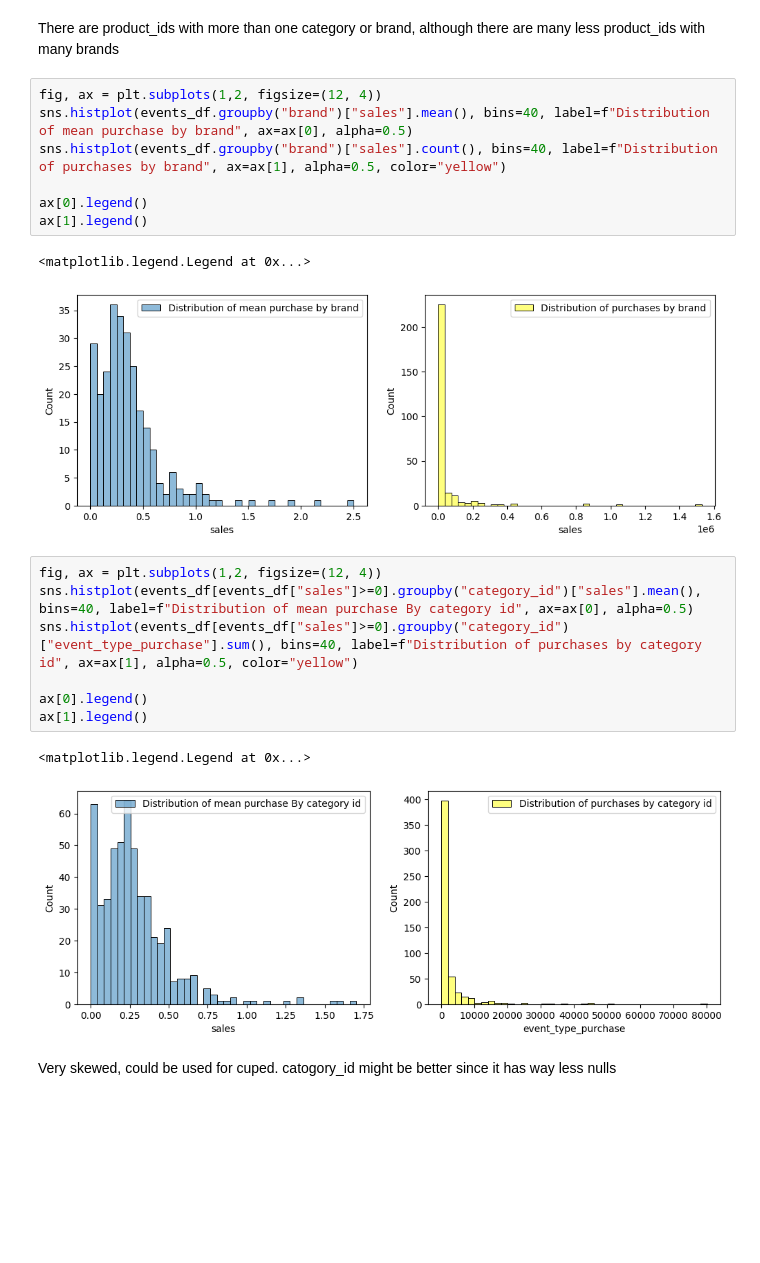
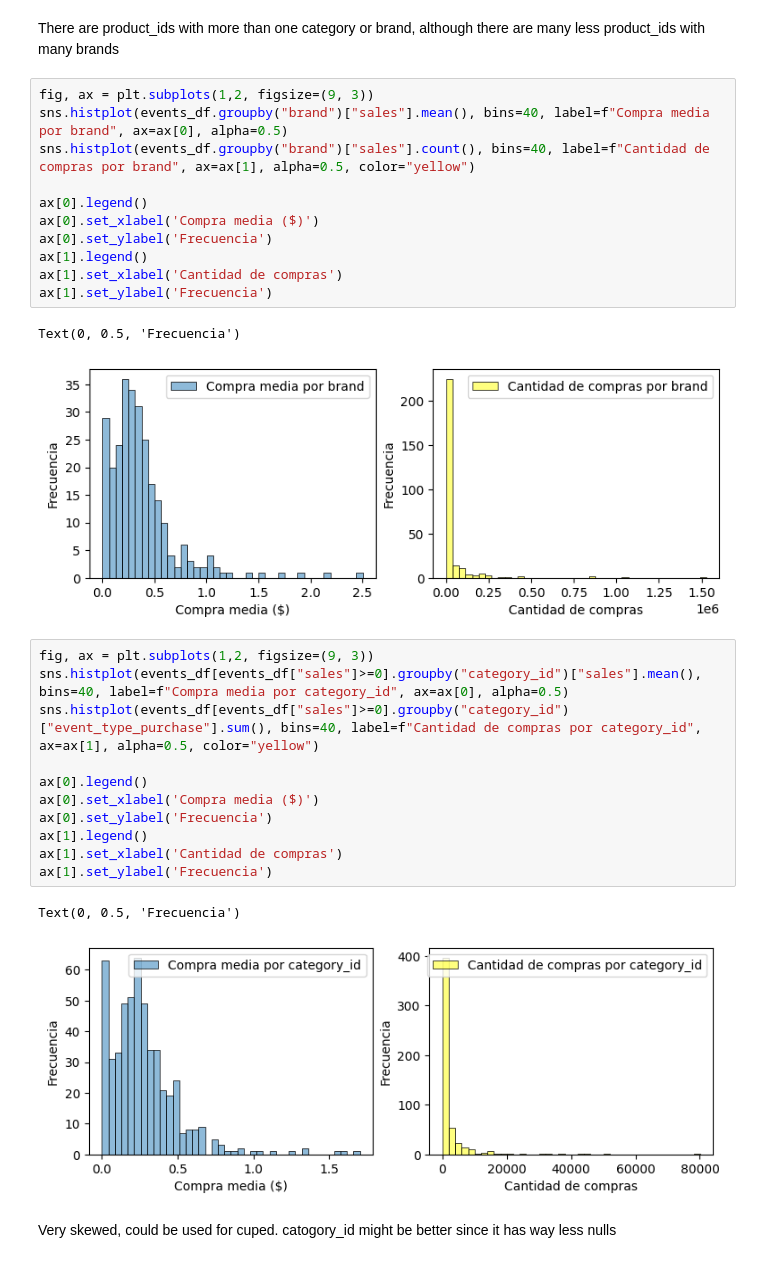
Before and after one commit to Bati-bot/Design-of-experiments-DOE, a Jupyter notebook: EDA.ipynb, the cells around one changed output. Cells and saved outputs as stored; diff of their text form; blank space fills up the shorter version.

```diff
--- a/EDA.ipynb
+++ b/EDA.ipynb
@@ -146,25 +146,33 @@ len(counts[counts!=1])
 # %% [markdown]
 There are product_ids with more than one category or brand, although there are many less product_ids with many brands
 # %%
-fig, ax = plt.subplots(1,2, figsize=(12, 4))
-sns.histplot(events_df.groupby("brand")["sales"].mean(), bins=40, label=f"Distribution of mean purchase by brand", ax=ax[0], alpha=0.5)
-sns.histplot(events_df.groupby("brand")["sales"].count(), bins=40, label=f"Distribution of purchases by brand", ax=ax[1], alpha=0.5, color="yellow")
+fig, ax = plt.subplots(1,2, figsize=(9, 3))
+sns.histplot(events_df.groupby("brand")["sales"].mean(), bins=40, label=f"Compra media por brand", ax=ax[0], alpha=0.5)
+sns.histplot(events_df.groupby("brand")["sales"].count(), bins=40, label=f"Cantidad de compras por brand", ax=ax[1], alpha=0.5, color="yellow")
 
 ax[0].legend()
+ax[0].set_xlabel('Compra media ($)')
+ax[0].set_ylabel('Frecuencia')
 ax[1].legend()
+ax[1].set_xlabel('Cantidad de compras')
+ax[1].set_ylabel('Frecuencia')
 # %% [output]
-<matplotlib.legend.Legend at 0x...>
+Text(0, 0.5, 'Frecuencia')
-[figure, old version]
+[figure, new version]
 # %%
-fig, ax = plt.subplots(1,2, figsize=(12, 4))
-sns.histplot(events_df[events_df["sales"]>=0].groupby("category_id")["sales"].mean(), bins=40, label=f"Distribution of mean purchase By category id", ax=ax[0], alpha=0.5)
-sns.histplot(events_df[events_df["sales"]>=0].groupby("category_id")["event_type_purchase"].sum(), bins=40, label=f"Distribution of purchases by category id", ax=ax[1], alpha=0.5, color="yellow")
+fig, ax = plt.subplots(1,2, figsize=(9, 3))
+sns.histplot(events_df[events_df["sales"]>=0].groupby("category_id")["sales"].mean(), bins=40, label=f"Compra media por category_id", ax=ax[0], alpha=0.5)
+sns.histplot(events_df[events_df["sales"]>=0].groupby("category_id")["event_type_purchase"].sum(), bins=40, label=f"Cantidad de compras por category_id", ax=ax[1], alpha=0.5, color="yellow")
 
 ax[0].legend()
+ax[0].set_xlabel('Compra media ($)')
+ax[0].set_ylabel('Frecuencia')
 ax[1].legend()
+ax[1].set_xlabel('Cantidad de compras')
+ax[1].set_ylabel('Frecuencia')
 # %% [output]
-<matplotlib.legend.Legend at 0x...>
+Text(0, 0.5, 'Frecuencia')
-[figure, old version]
+[figure, new version]
 # %% [markdown]
 Very skewed, could be used for cuped. catogory_id might be better since it has way less nulls
 # %% [markdown]
```
Also changed, not shown: parts of 5 cells of this notebook.
